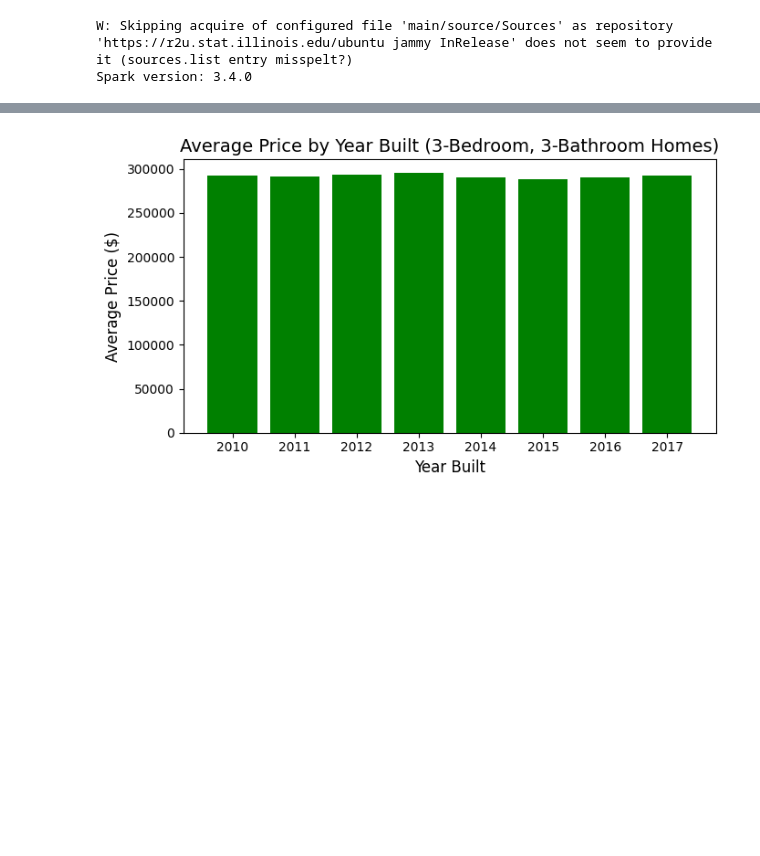
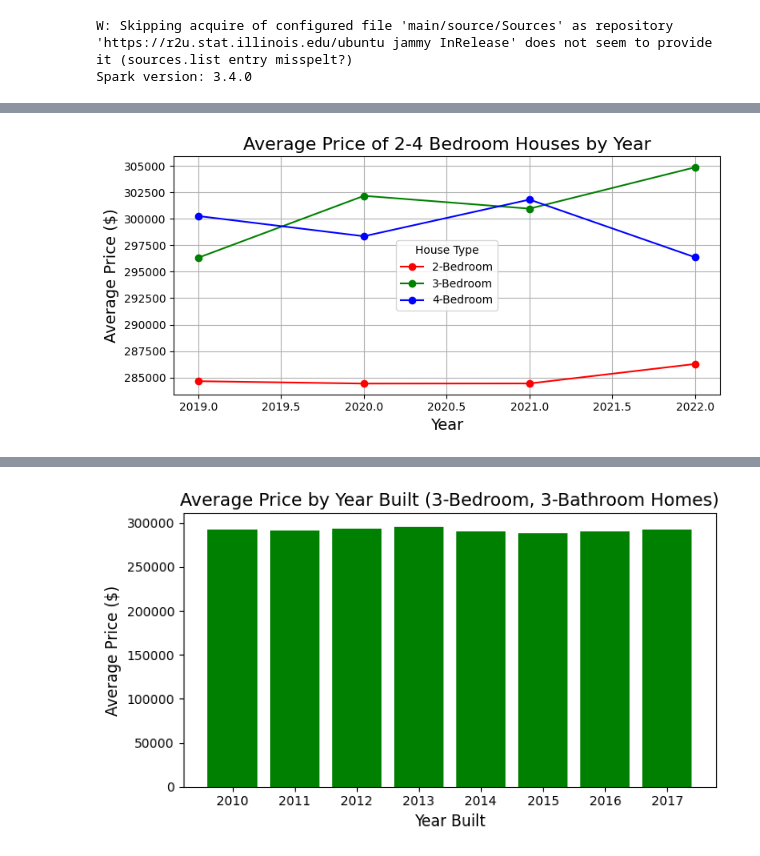
Before and after one commit to LegallyNotBlonde/MegaData_SparkProject_Home_Sales, a Jupyter notebook: Home_Sales_ipynb_colab.ipynb, the cells around one changed output, grey strips where cells are left out. Saved outputs shown, nothing was run; the diff lists cells and outputs as text; code cells hidden in the pictures; blank space fills up the shorter version.

Commit message:
added comparative analysis of different houses types

```diff
--- a/Home_Sales_ipynb_colab.ipynb
+++ b/Home_Sales_ipynb_colab.ipynb
@@ -84,3 +84,19 @@ df_sales = df_sales \
 # %%
 # Register as a SQL temporary view
 df_sales.createOrReplaceTempView("HomeSales")
+# %%
+# Query to calculate average price for 2-bedroom, 3-bedroom, and 4-bedroom houses by year
+query_avg_price_2_3_bedrooms_and_4_bedrooms = """
+SELECT
+    year,
+    ROUND(AVG(CASE WHEN bedrooms = 2 THEN price END), 0) AS avg_price_2_bedrooms,
+    ROUND(AVG(CASE WHEN bedrooms = 3 THEN price END), 0) AS avg_price_3_bedrooms,
+    ROUND(AVG(CASE WHEN bedrooms = 4 THEN price END), 0) AS avg_price_4_bedrooms
+FROM HomeSales
+GROUP BY year
+ORDER BY year
+"""
+
+# Execute the query and display the result
+print("Average price of 2-bedroom, 3-bedroom, and 4-bedroom houses by year:")
+spark.sql(query_avg_price_2_3_bedrooms_and_4_bedrooms).show()
@@ -87 +113,30 @@ df_sales.createOrReplaceTempView("HomeSales")
+# %%
+# Execute the query and convert results to Pandas DataFrame
+result_2_3_4_bedrooms = spark.sql(query_avg_price_2_3_bedrooms_and_4_bedrooms).toPandas()
+
+
+# Line Graph for Average Prices by Year
+plt.figure(figsize=(8, 4))
+
+# Plot each type of house with a different line color
+plt.plot(result_2_3_4_bedrooms['year'], result_2_3_4_bedrooms['avg_price_2_bedrooms'],
+         marker='o', label='2-Bedroom', color='red')
+plt.plot(result_2_3_4_bedrooms['year'], result_2_3_4_bedrooms['avg_price_3_bedrooms'],
+         marker='o', label='3-Bedroom', color='green')
+plt.plot(result_2_3_4_bedrooms['year'], result_2_3_4_bedrooms['avg_price_4_bedrooms'],
+         marker='o', label='4-Bedroom', color='blue')
+
+# Adding labels, title, and legend
+plt.title("Average Price of 2-4 Bedroom Houses by Year", fontsize=16)
+plt.xlabel("Year", fontsize=14)
+plt.ylabel("Average Price ($)", fontsize=14)
+plt.legend(title="House Type")
+plt.grid(True)
+
+# Adjust layout and save
+plt.tight_layout()
+plt.savefig("Visualization/avg_price_2_3_4_bedrooms.png", dpi=300)
+plt.show()
+# %% [output]
+[figure, added]
 # %%
```
Also changed, not shown: parts of 8 cells of this notebook, 2 other files.
